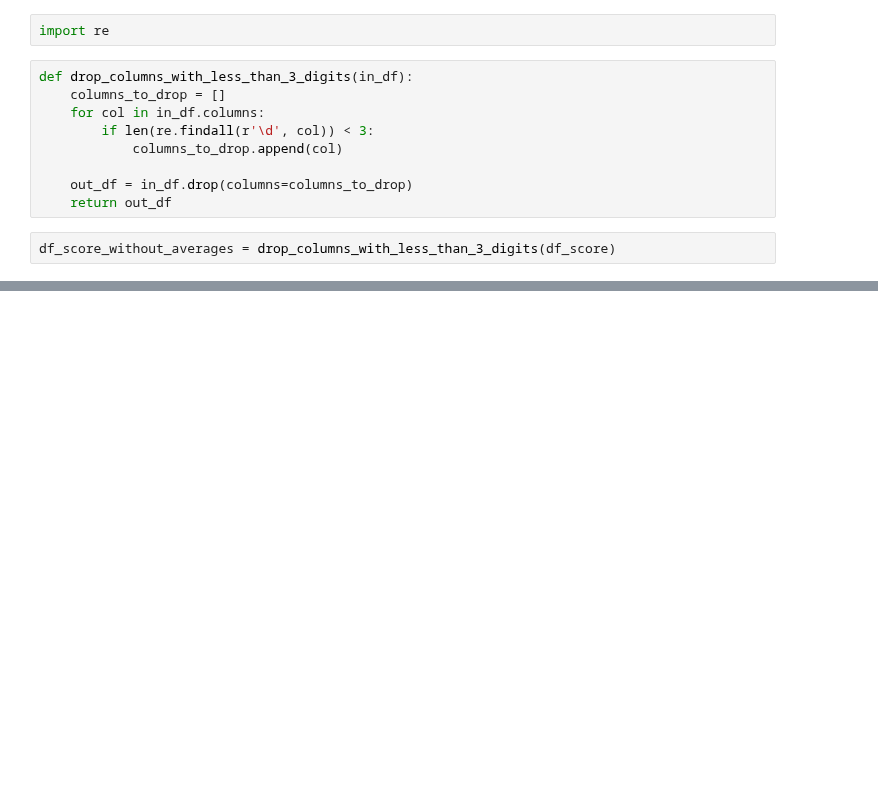
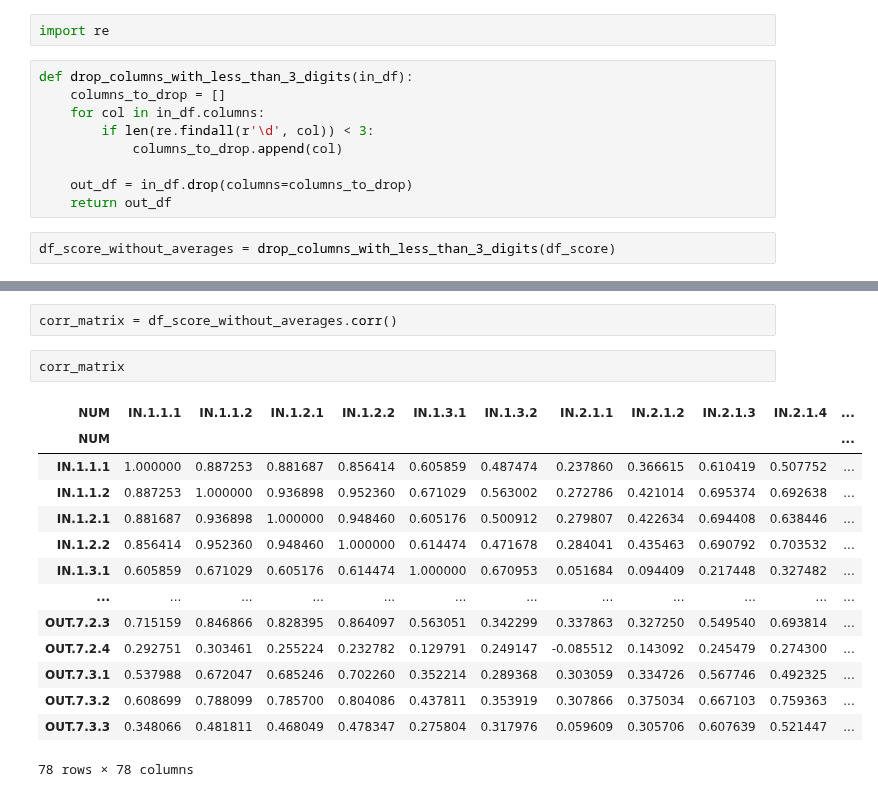
Before and after one commit to StefanHamm/DOPP_WS24, a Jupyter notebook: notebooks/read_gii.ipynb, the cells around one changed output, grey strips where cells are left out. Saved outputs shown, nothing was run; the diff lists cells and outputs as text; blank space fills up the shorter version.

```diff
--- a/notebooks/read_gii.ipynb
+++ b/notebooks/read_gii.ipynb
@@ -99,0 +102,19 @@ df_score.head()
+# %%
+corr_matrix = df_score_without_averages.corr()
+# %%
+corr_matrix
+# %% [output]
+| NUM | IN.1.1.1 | IN.1.1.2 | IN.1.2.1 | IN.1.2.2 | IN.1.3.1 | IN.1.3.2 | IN.2.1.1 | IN.2.1.2 | IN.2.1.3 | IN.2.1.4 | ... |
+| NUM |  |  |  |  |  |  |  |  |  |  | ... |
+| IN.1.1.1 | 1.000000 | 0.887253 | 0.881687 | 0.856414 | 0.605859 | 0.487474 | 0.237860 | 0.366615 | 0.610419 | 0.507752 | ... |
+| IN.1.1.2 | 0.887253 | 1.000000 | 0.936898 | 0.952360 | 0.671029 | 0.563002 | 0.272786 | 0.421014 | 0.695374 | 0.692638 | ... |
+| IN.1.2.1 | 0.881687 | 0.936898 | 1.000000 | 0.948460 | 0.605176 | 0.500912 | 0.279807 | 0.422634 | 0.694408 | 0.638446 | ... |
+| IN.1.2.2 | 0.856414 | 0.952360 | 0.948460 | 1.000000 | 0.614474 | 0.471678 | 0.284041 | 0.435463 | 0.690792 | 0.703532 | ... |
+| IN.1.3.1 | 0.605859 | 0.671029 | 0.605176 | 0.614474 | 1.000000 | 0.670953 | 0.051684 | 0.094409 | 0.217448 | 0.327482 | ... |
+| ... | ... | ... | ... | ... | ... | ... | ... | ... | ... | ... | ... |
+| OUT.7.2.3 | 0.715159 | 0.846866 | 0.828395 | 0.864097 | 0.563051 | 0.342299 | 0.337863 | 0.327250 | 0.549540 | 0.693814 | ... |
+| OUT.7.2.4 | 0.292751 | 0.303461 | 0.255224 | 0.232782 | 0.129791 | 0.249147 | -0.085512 | 0.143092 | 0.245479 | 0.274300 | ... |
+| OUT.7.3.1 | 0.537988 | 0.672047 | 0.685246 | 0.702260 | 0.352214 | 0.289368 | 0.303059 | 0.334726 | 0.567746 | 0.492325 | ... |
+| OUT.7.3.2 | 0.608699 | 0.788099 | 0.785700 | 0.804086 | 0.437811 | 0.353919 | 0.307866 | 0.375034 | 0.667103 | 0.759363 | ... |
+| OUT.7.3.3 | 0.348066 | 0.481811 | 0.468049 | 0.478347 | 0.275804 | 0.317976 | 0.059609 | 0.305706 | 0.607639 | 0.521447 | ... |
+78 rows × 78 columns
```
Also changed, not shown: parts of 3 cells of this notebook.
